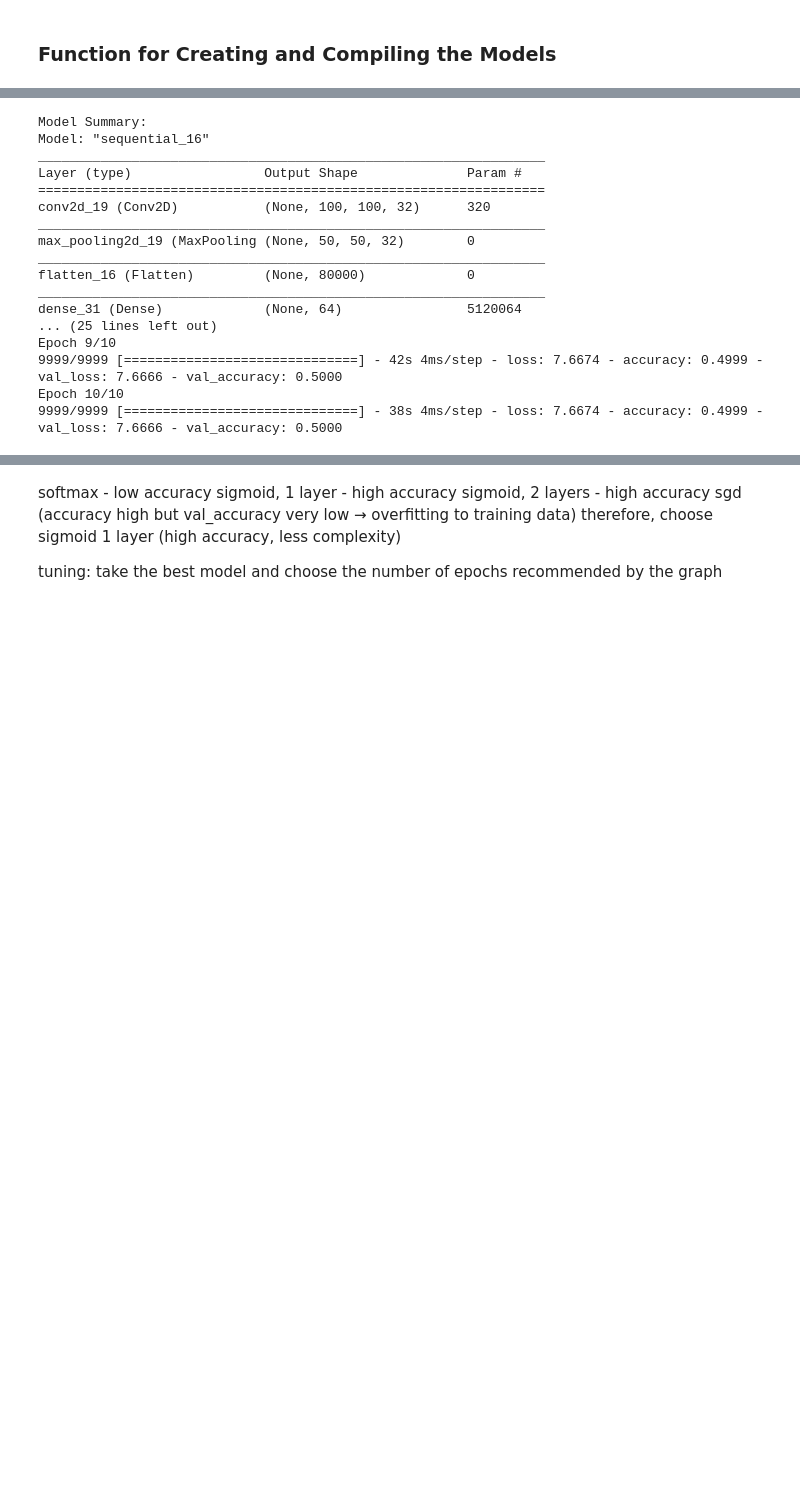
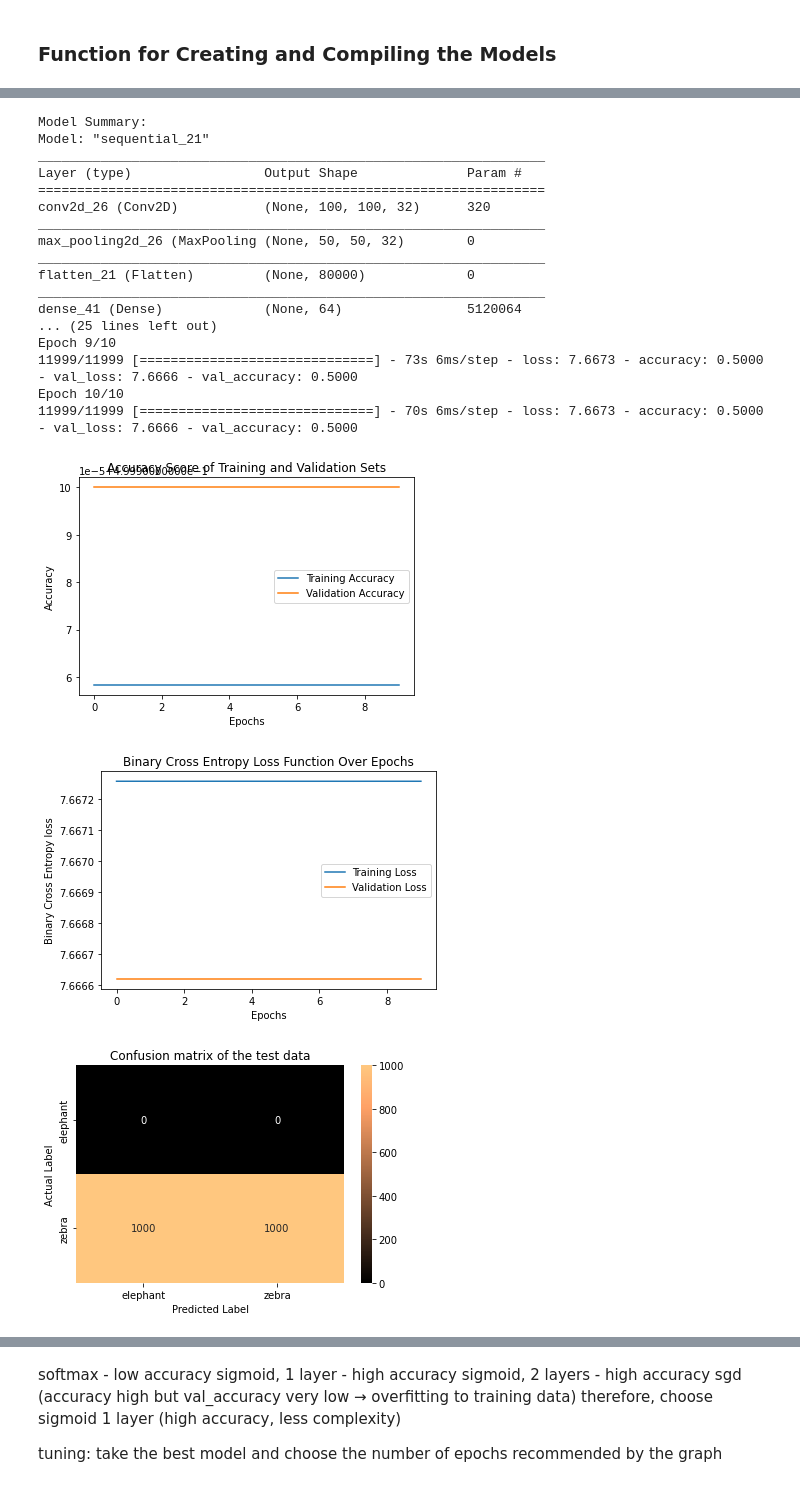
Before and after one commit to Saurabh-Roy/Project2, a Jupyter notebook: Submission.ipynb, the cells around one changed output, grey strips where cells are left out. Cells and saved outputs as stored; diff of their text form; code cells hidden in the pictures; blank space fills up the shorter version.

Commit message:
ran models
Ran the models

```diff
--- a/Submission.ipynb
+++ b/Submission.ipynb
@@ -205,16 +210,15 @@ The process of adding layers (increasing complexity) in this way can be generali
 # %% [markdown]
 ### Function for Creating and Compiling the Models
 # %%
-def createModel(opt = 'adam',number_of_layers = 2):
+def createModel(number_of_layers, output_activation, opt='adam'):
 
     model = Sequential()
     for i in range(number_of_layers):
         model.add(Conv2D(32,(3,3),activation='relu',padding='same', input_shape = (100,100,1)))
         model.add(MaxPool2D((2,2)))
     model.add(Flatten())
-    #model.add(Dense(64, activation='relu'))
-    model.add(Dense(64, activation='relu', input_shape=(1,)))
-    model.add(Dense(1,activation='softmax'))
+    model.add(Dense(64, activation='relu'))
+    model.add(Dense(1,activation=output_activation))
     model.compile(optimizer=opt, loss = 'binary_crossentropy', metrics = ['accuracy'])
 
     print('Model Summary:')
@@ -224,21 +231,70 @@ def createModel(opt = 'adam',number_of_layers = 2):
 # %%
-cnn1 = createModel(number_of_layers=1)
+cnn1 = createModel(number_of_layers=1, output_activation='softmax')
 history1 = cnn1.fit(X_train, y_train, epochs = 10,validation_data=(X_valid, y_valid), batch_size=64)
 # %% [output]
 Model Summary:
-Model: "sequential_16"
+Model: "sequential_21"
 _________________________________________________________________
 Layer (type)                 Output Shape              Param #
 =================================================================
-conv2d_19 (Conv2D)           (None, 100, 100, 32)      320
+conv2d_26 (Conv2D)           (None, 100, 100, 32)      320
 _________________________________________________________________
-max_pooling2d_19 (MaxPooling (None, 50, 50, 32)        0
+max_pooling2d_26 (MaxPooling (None, 50, 50, 32)        0
 _________________________________________________________________
-flatten_16 (Flatten)         (None, 80000)             0
+flatten_21 (Flatten)         (None, 80000)             0
 _________________________________________________________________
-dense_31 (Dense)             (None, 64)                5120064
+dense_41 (Dense)             (None, 64)                5120064
 ... (25 lines left out)
 Epoch 9/10
-9999/9999 [==============================] - 42s 4ms/step - loss: 7.6674 - accuracy: 0.4999 - val_loss: 7.6666 - val_accuracy: 0.5000
+11999/11999 [==============================] - 73s 6ms/step - loss: 7.6673 - accuracy: 0.5000 - val_loss: 7.6666 - val_accuracy: 0.5000
 Epoch 10/10
-9999/9999 [==============================] - 38s 4ms/step - loss: 7.6674 - accuracy: 0.4999 - val_loss: 7.6666 - val_accuracy: 0.5000
+11999/11999 [==============================] - 70s 6ms/step - loss: 7.6673 - accuracy: 0.5000 - val_loss: 7.6666 - val_accuracy: 0.5000
+# %%
+def plot_acc_vs_epochs(hist):
+    plt.plot(hist.history['accuracy'], label = 'Training Accuracy')
+    plt.plot(hist.history['val_accuracy'], label = 'Validation Accuracy')
+    plt.title("Accuracy Score of Training and Validation Sets")
+    plt.xlabel("Epochs")
+    plt.ylabel('Accuracy')
+    plt.legend()
+    plt.show()
+
+def plot_loss_vs_epochs(history):
+    plt.plot(history.history['loss'],label = 'Training Loss')
+    plt.plot(history.history['val_loss'], label = 'Validation Loss')
+    plt.title("Binary Cross Entropy Loss Function Over Epochs")
+    plt.xlabel("Epochs")
+    plt.ylabel("Binary Cross Entropy loss")
+    plt.legend()
+    plt.show()
+
+def confusion_matrix_heatmap(model):
+    fig, ax = plt.subplots()
+    y_pred = cnn1.predict(X_test)
+
+    for i in range(len(y_pred)):
+        if y_pred[i] > 0.5:
+            y_pred[i] = 1
+        else:
+            y_pred[i] = 0
+    sns.heatmap(
+        confusion_matrix(y_pred, y_test),
+        fmt='d',
+        cmap=plt.cm.copper,
+        annot=True,
+        yticklabels=['elephant','zebra'],
+        xticklabels=['elephant','zebra'],
+    )
+    ax.set_ylabel('Actual Label')
+    ax.set_xlabel('Predicted Label')
+    ax.set_title('Confusion matrix of the test data')
+    plt.show()
+
+
+plot_acc_vs_epochs(history1)
+plot_loss_vs_epochs(history1)
+confusion_matrix_heatmap(cnn1)
+# %% [output]
+[figure, added]
+[figure, added]
+[figure, added]
```
Also changed, not shown: parts of 25 cells of this notebook.
